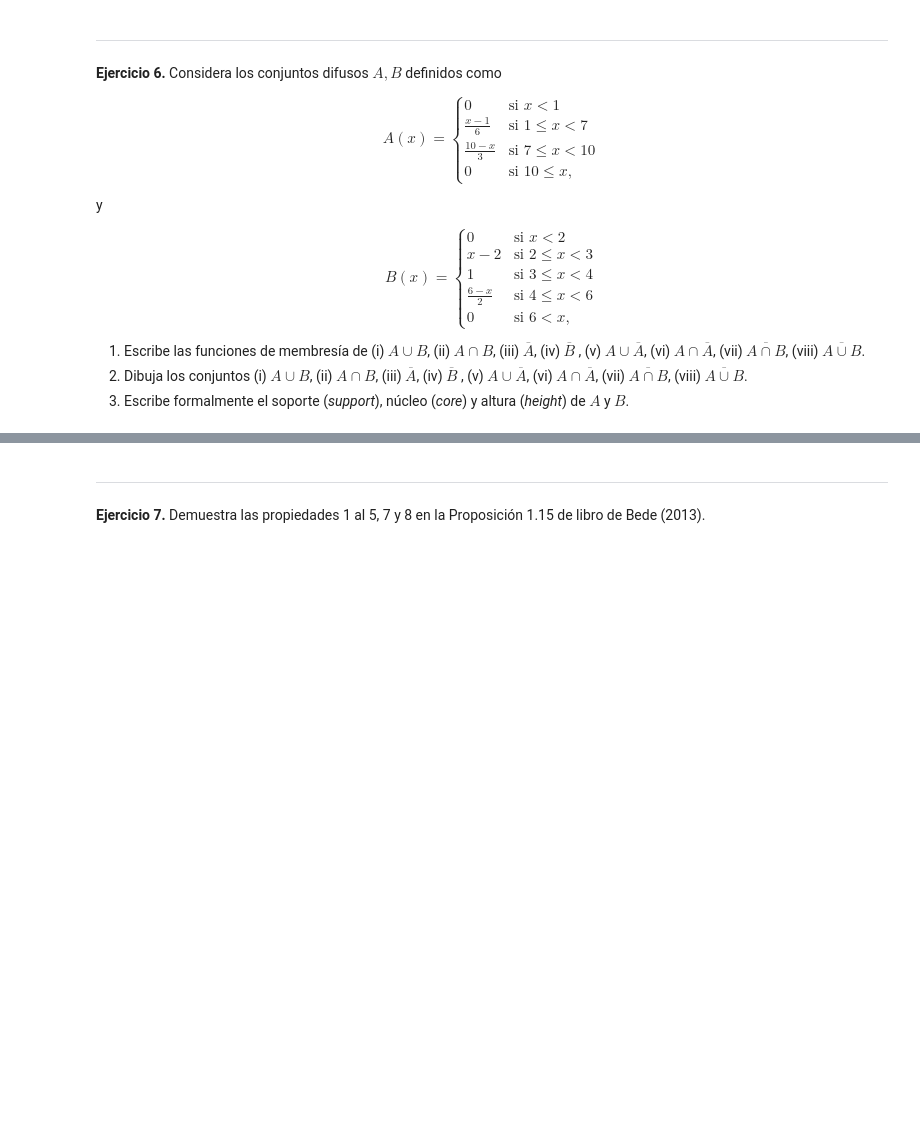
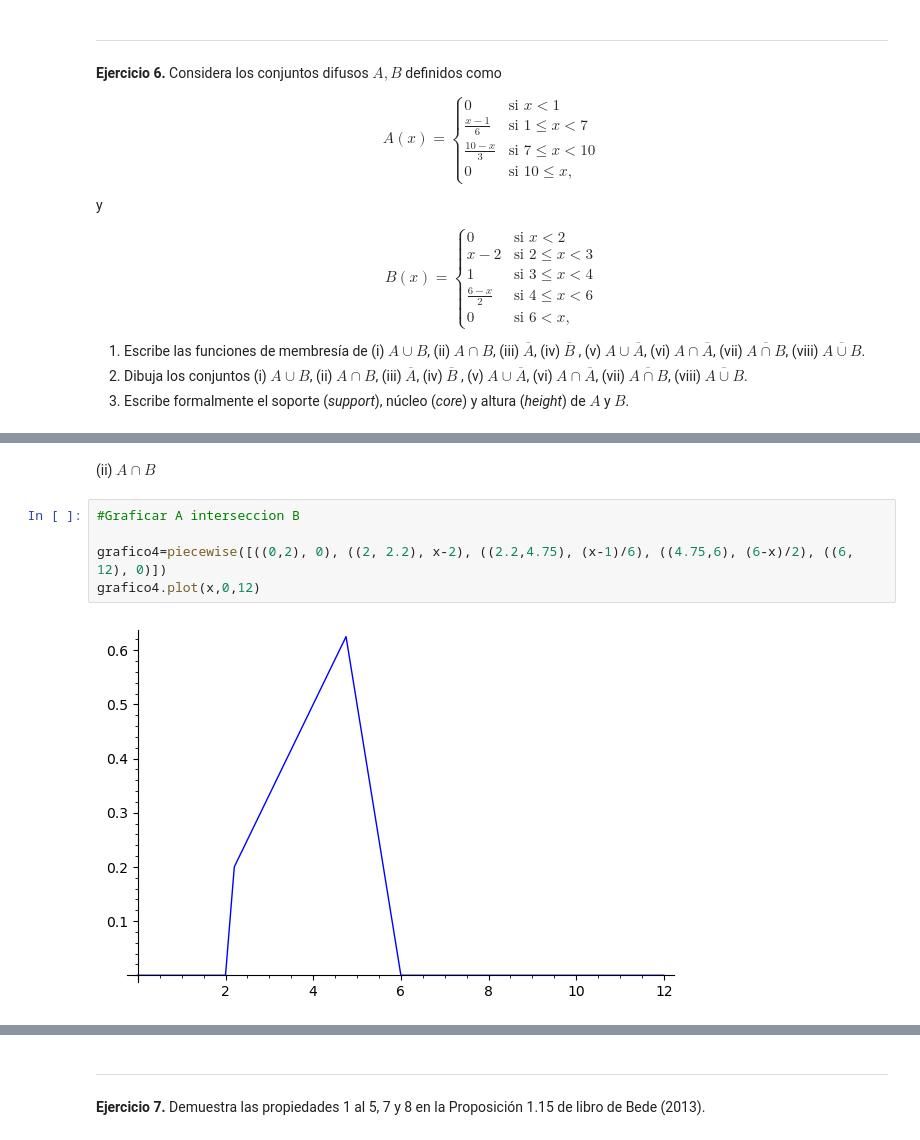
Before and after one commit to KeithMaxwell20/Notebook-Aplicada, a Jupyter notebook: ejercitario1.ipynb, the cells around one changed output, grey strips where cells are left out. Cells and saved outputs as stored; diff of their text form; blank space fills up the shorter version.

```diff
--- a/ejercitario1.ipynb
+++ b/ejercitario1.ipynb
@@ -246,0 +377,9 @@ $$
+# %% [markdown]
+(ii) $A\cap B$
+# %%
+#Graficar A interseccion B
+
+grafico4=piecewise([((0,2), 0), ((2, 2.2), x-2), ((2.2,4.75), (x-1)/6), ((4.75,6), (6-x)/2), ((6, 12), 0)])
+grafico4.plot(x,0,12)
+# %% [output]
+[figure, added]
```
Also changed, not shown: parts of 23 cells of this notebook.
